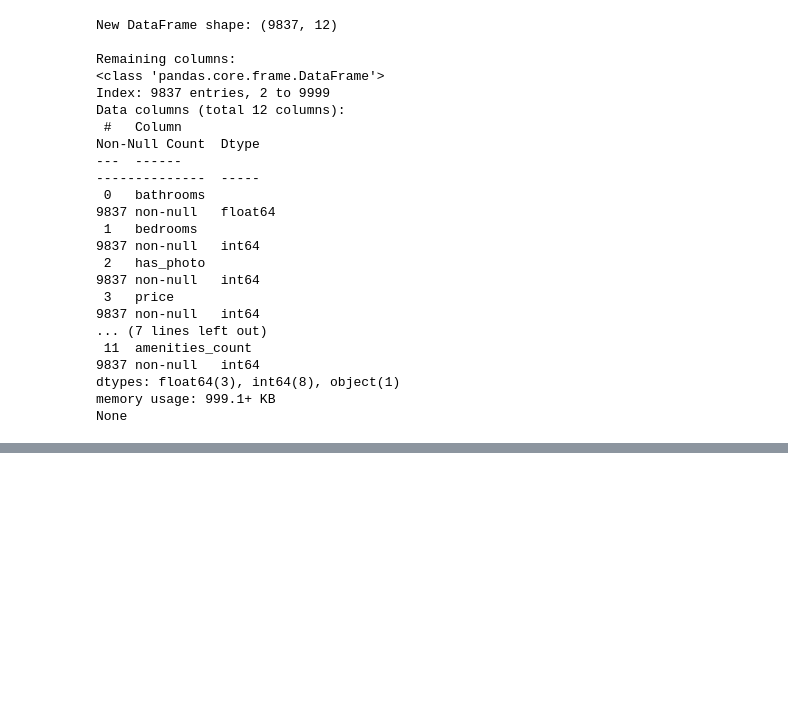
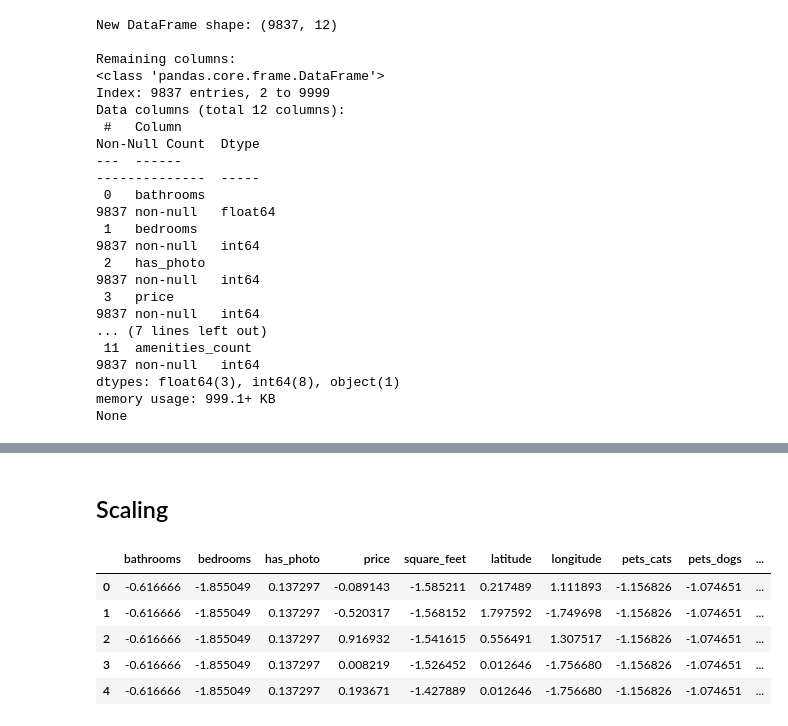
Before and after one commit to Verzional/S5-ML-AFL2, a Jupyter notebook: main.ipynb, the cells around one changed output, grey strips where cells are left out. Cells and saved outputs as stored; diff of their text form; code cells hidden in the pictures; blank space fills up the shorter version.

```diff
--- a/main.ipynb
+++ b/main.ipynb
@@ -360,3 +366,40 @@ Data columns (total 12 columns):
 dtypes: float64(3), int64(8), object(1)
 memory usage: 999.1+ KB
 None
+# %%
+# Process corrupted 'time' column to extract time-based features
+if "age_in_days" in df.columns:
+    print("Time features ('age_in_days', etc.) already exist.")
+else:
+    corrupted_col_name = [col for col in df.columns if "time" in col]
+
+    if not corrupted_col_name:
+        print("Error: No 'time' column found to process.")
+    else:
+        col_name = corrupted_col_name[0]
+        print(f"Cleaning corrupted column: {col_name}")
+
+        # Clean the *values* by splitting on ',' and keeping the first part
+        df[col_name] = df[col_name].astype(str).str.split(",").str[0]
+
+        # Convert the clean string value to a number, errors='coerce' will turn any remaining bad data into NaN
+        df[col_name] = pd.to_numeric(df[col_name], errors="coerce")
+
+        # Drop any rows that had bad time data
+        df = df.dropna(subset=[col_name])
+
+        # Convert from Unix timestamp to a real datetime
+        df["datetime"] = pd.to_datetime(df[col_name], unit="s")
+
+        # Get the most recent post time to calculate 'age'
+        latest_post = df["datetime"].max()
+
+        # Create new time-based features
+        df["age_in_days"] = (latest_post - df["datetime"]).dt.days
+        df["post_hour"] = df["datetime"].dt.hour
+        df["post_day_of_week"] = df["datetime"].dt.dayofweek
+
+        # Drop the intermediate columns
+        df = df.drop(columns=[col_name, "datetime"])
+
+        print("\nSuccessfully created 'age_in_days', 'post_hour', and 'post_day_of_week'")
@@ -362,0 +432,17 @@ None
+# %% [markdown]
+## Scaling
+# %%
+from sklearn.preprocessing import StandardScaler
+
+scaler = StandardScaler()
+
+df_scaled = pd.DataFrame(scaler.fit_transform(df), columns=df.columns)
+
+df_scaled.head()
+# %% [output]
+|  | bathrooms | bedrooms | has_photo | price | square_feet | latitude | longitude | pets_cats | pets_dogs | ... |
+| 0 | -0.616666 | -1.855049 | 0.137297 | -0.089143 | -1.585211 | 0.217489 | 1.111893 | -1.156826 | -1.074651 | ... |
+| 1 | -0.616666 | -1.855049 | 0.137297 | -0.520317 | -1.568152 | 1.797592 | -1.749698 | -1.156826 | -1.074651 | ... |
+| 2 | -0.616666 | -1.855049 | 0.137297 | 0.916932 | -1.541615 | 0.556491 | 1.307517 | -1.156826 | -1.074651 | ... |
+| 3 | -0.616666 | -1.855049 | 0.137297 | 0.008219 | -1.526452 | 0.012646 | -1.756680 | -1.156826 | -1.074651 | ... |
+| 4 | -0.616666 | -1.855049 | 0.137297 | 0.193671 | -1.427889 | 0.012646 | -1.756680 | -1.156826 | -1.074651 | ... |
```
Also changed, not shown: parts of 8 cells of this notebook.
